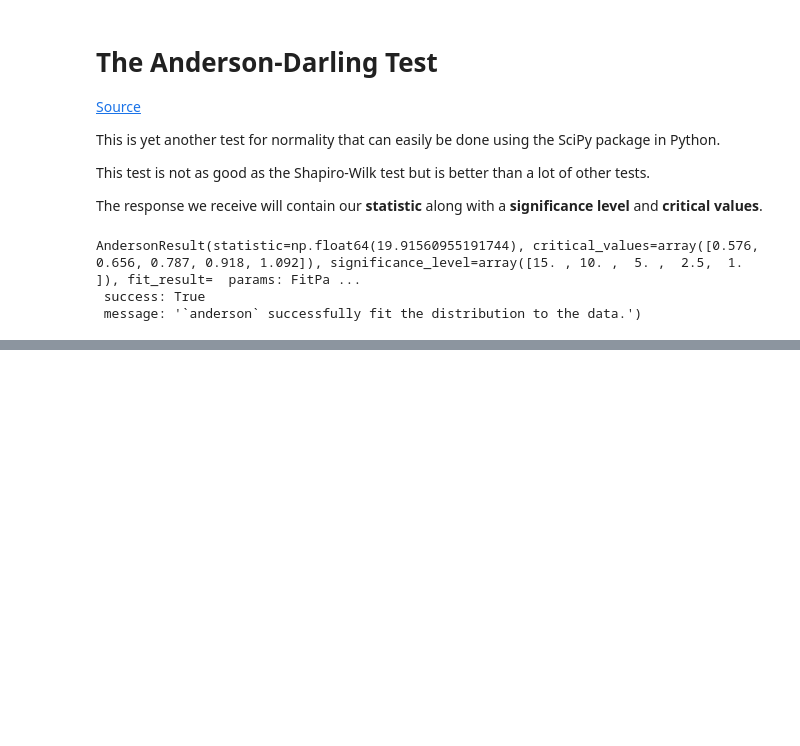
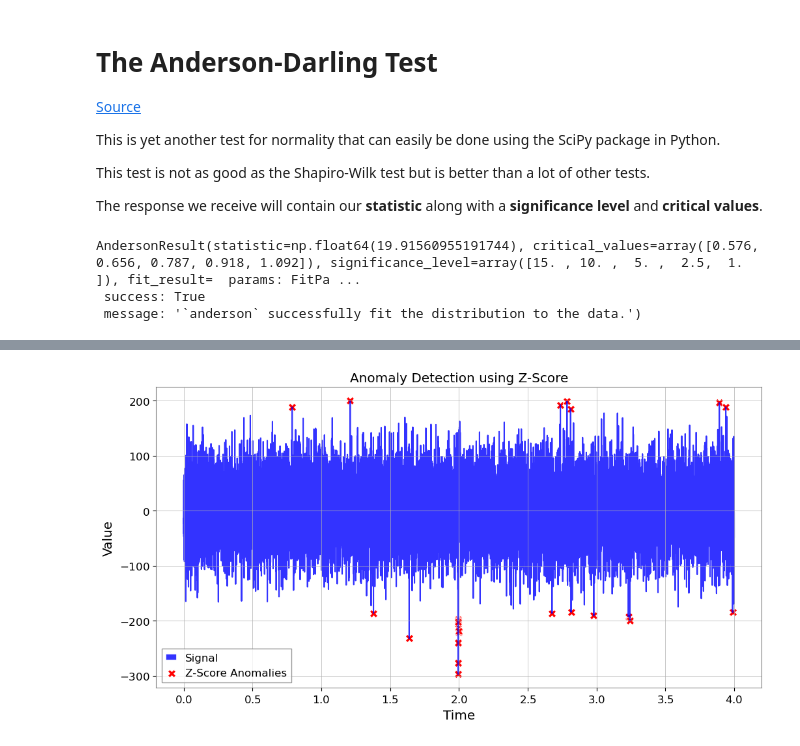
Before and after one commit to ashishmathew0297/gwpy-experiments, a Jupyter notebook: code/normality_test_experimentation.ipynb, the cells around one changed output, grey strips where cells are left out. Saved outputs shown, nothing was run; the diff lists cells and outputs as text; code cells hidden in the pictures; blank space fills up the shorter version.

```diff
--- a/code/normality_test_experimentation.ipynb
+++ b/code/normality_test_experimentation.ipynb
@@ -435,0 +507,16 @@ My approach would probably be along the lines of training a small model to get u
+# %%
+idx = 20
+outlier_indexes = np.where(np.abs(data_df["modified_zscores"][idx]) > 3.5)
+zscore_outlier_times = data_df['data'].iloc[idx].times[outlier_indexes]
+zscore_outlier_values = data_df['data'].iloc[idx].value[outlier_indexes]
+
+plt.figure(figsize=(12, 6))
+sns.lineplot(x=data_df['data'].iloc[idx].times, y=data_df['data'].iloc[idx].value, label='Signal', color='blue', linewidth=1.5, alpha=0.8)
+sns.scatterplot(x=zscore_outlier_times, y=zscore_outlier_values, color='red', label='Z-Score Anomalies', marker='X', s=80)
+plt.legend()
+plt.xlabel("Time")
+plt.ylabel("Value")
+plt.title("Anomaly Detection using Z-Score")
+plt.show()
+# %% [output]
+[figure, added]
```
Also changed, not shown: parts of 5 cells of this notebook.
